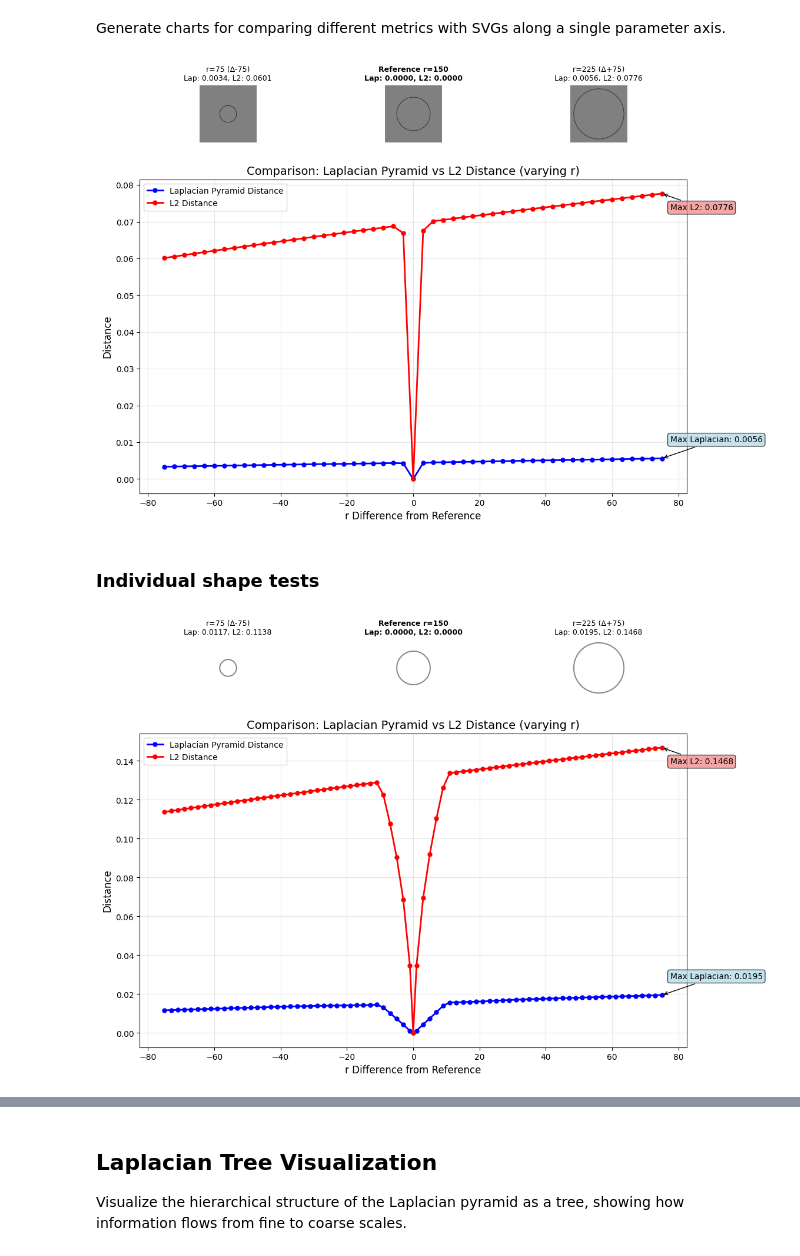
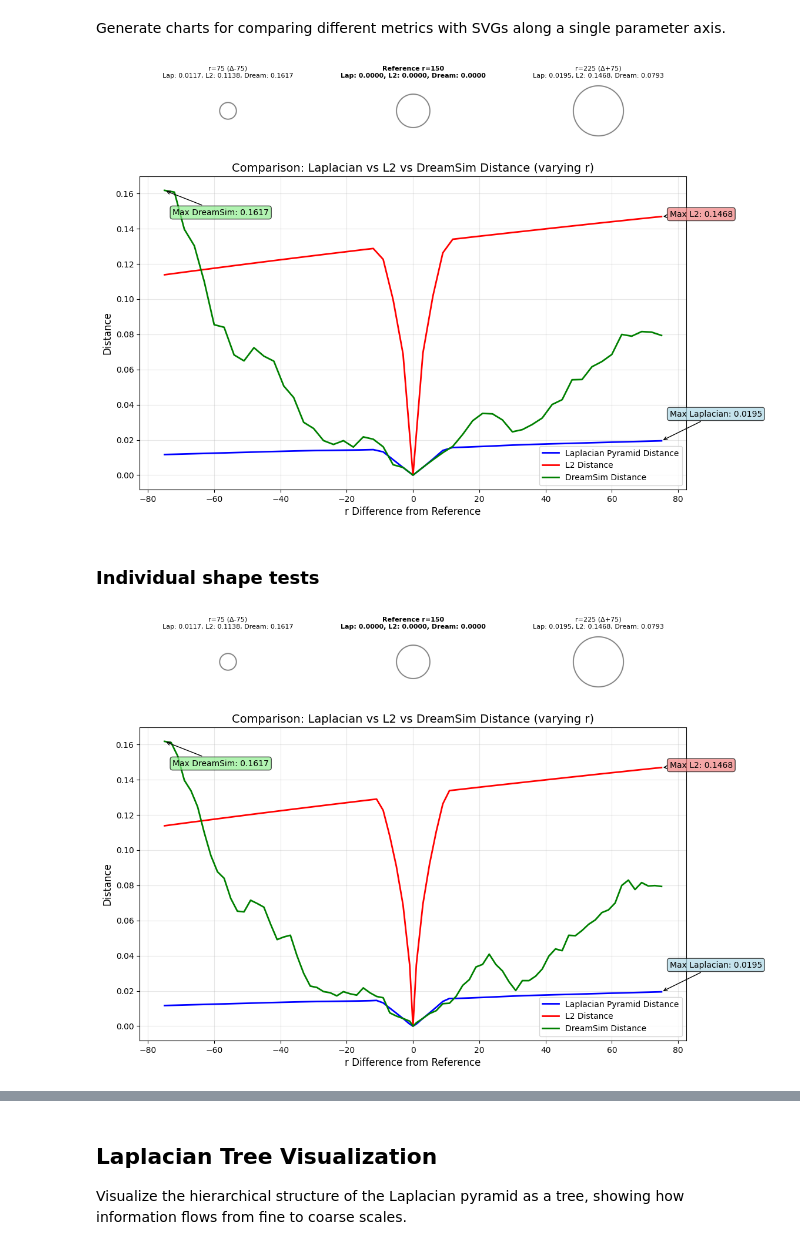
Before and after one commit to darknoon/prefix-rl, a Jupyter notebook: nb/image_distance.ipynb, the cells around one changed output, grey strips where cells are left out. Cells and saved outputs as stored; diff of their text form; code cells hidden in the pictures.

Commit message:
Analyse the image distance landscape to debug what might be going on in training

```diff
--- a/nb/image_distance.ipynb
+++ b/nb/image_distance.ipynb
@@ -46,7 +54,7 @@ Generate charts for comparing different metrics with SVGs along a single paramet
 def compare_svg_parameter_distances(shape_func, param_values, reference_value, param_name,
                                   example_values=None, figsize=(12, 9)):
     """
-    Compare Laplacian pyramid and L2 distances for different parameter values of an SVG shape.
+    Compare Laplacian pyramid, L2, and DreamSim distances for different parameter values of an SVG shape.
 
     Args:
         shape_func: Function that takes a parameter value and returns SVG string
@@ -57,7 +65,7 @@ def compare_svg_parameter_distances(shape_func, param_values, reference_value, p
         figsize: Figure size tuple
 
     Returns:
-        tuple: (param_differences, laplacian_distances, l2_distances)
+        tuple: (param_differences, laplacian_distances, l2_distances, dreamsim_distances)
     """
     from matplotlib.gridspec import GridSpec
 
@@ -72,16 +80,19 @@ def compare_svg_parameter_distances(shape_func, param_values, reference_value, p
     # Compute distances for all parameter values
     laplacian_distances = []
     l2_distances = []
+    dreamsim_distances = []
 
     for param_val in param_values:
         svg = shape_func(param_val)
-        img, _, _ = rasterize_svg(svg)
+        img = rasterize(svg)
 
         laplacian_dist = compare_images_by_laplacian(img, img_ref)
         l2_dist = compare_images_by_l2(img, img_ref)
+        dreamsim_dist = compare_images_by_dreamsim(img, img_ref)
 
         laplacian_distances.append(laplacian_dist)
         l2_distances.append(l2_dist)
+        dreamsim_distances.append(dreamsim_dist)
 
     # Choose example values for display
     if example_values is None:
@@ -91,86 +102,88 @@ def compare_svg_parameter_distances(shape_func, param_values, reference_value, p
     example_images = []
     example_laplacian_distances = []
     example_l2_distances = []
+    example_dreamsim_distances = []
     for val in example_values:
         svg = shape_func(val)
-        img, _, _ = rasterize_svg(svg)
+        img = rasterize(svg)
         example_images.append(img)
 
         lap_dist = compare_images_by_laplacian(img, img_ref)
         l2_dist = compare_images_by_l2(img, img_ref)
+        dreamsim_dist = compare_images_by_dreamsim(img, img_ref)
         example_laplacian_distances.append(lap_dist)
         example_l2_distances.append(l2_dist)
+        example_dreamsim_distances.append(dreamsim_dist)
 
     # Create visualization
     fig = plt.figure(figsize=figsize)
     gs = GridSpec(2, 3, figure=fig, height_ratios=[0.4, 2.2], hspace=0.2, wspace=0.05)
 
     # Top row: 3 example shapes
-    for i, (val, img, lap_dist, l2_dist) in enumerate(zip(example_values, example_images, example_laplacian_distances, example_l2_distances)):
+    for i, (val, img, lap_dist, l2_dist, dream_dist) in enumerate(zip(example_values, example_images, example_laplacian_distances, example_l2_distances, example_dreamsim_distances)):
         ax = fig.add_subplot(gs[0, i])
         ax.imshow(img)
         param_diff = val - reference_value
         if val == reference_value:
-            ax.set_title(f"Reference {param_name}={val}\nLap: {lap_dist:.4f}, L2: {l2_dist:.4f}", fontweight='bold', fontsize=9)
+            ax.set_title(f"Reference {param_name}={val}\nLap: {lap_dist:.4f}, L2: {l2_dist:.4f}, Dream: {dream_dist:.4f}", fontweight='bold', fontsize=8)
         else:
-            ax.set_title(f"{param_name}={val} (Δ{param_diff:+})\nLap: {lap_dist:.4f}, L2: {l2_dist:.4f}", fontsize=9)
+            ax.set_title(f"{param_name}={val} (Δ{param_diff:+})\nLap: {lap_dist:.4f}, L2: {l2_dist:.4f}, Dream: {dream_dist:.4f}", fontsize=8)
         ax.axis('off')
 
     # Bottom: Main comparison graph
     ax_main = fig.add_subplot(gs[1, :])
     param_diff = [val - reference_value for val in param_values]
 
-    # Plot both distance metrics
-    ax_main.plot(param_diff, laplacian_distances, 'bo-', linewidth=2, markersize=5, label='Laplacian Pyramid Distance')
-    ax_main.plot(param_diff, l2_distances, 'ro-', linewidth=2, markersize=5, label='L2 Distance')
+    # Plot all three distance metrics
+    ax_main.plot(param_diff, laplacian_distances, 'b-', linewidth=2, label='Laplacian Pyramid Distance')
+    ax_main.plot(param_diff, l2_distances, 'r-', linewidth=2, label='L2 Distance')
+    ax_main.plot(param_diff, dreamsim_distances, 'g-', linewidth=2, label='DreamSim Distance')
 
     ax_main.set_xlabel(f"{param_name} Difference from Reference", fontsize=12)
     ax_main.set_ylabel("Distance", fontsize=12)
-    ax_main.set_title(f"Comparison: Laplacian Pyramid vs L2 Distance (varying {param_name})", fontsize=14)
+    ax_main.set_title(f"Comparison: Laplacian vs L2 vs DreamSim Distance (varying {param_name})", fontsize=14)
     ax_main.grid(True, alpha=0.3)
     ax_main.legend()
 
     # Add annotations for key points
     max_lap_idx = np.argmax(laplacian_distances)
     max_l2_idx = np.argmax(l2_distances)
+    max_dream_idx = np.argmax(dreamsim_distances)
 
     ax_main.annotate(f'Max Laplacian: {laplacian_distances[max_lap_idx]:.4f}',
                     xy=(param_diff[max_lap_idx], laplacian_distances[max_lap_idx]),
-                    xytext=(10, 20), textcoords='offset points',
+                    xytext=(10, 30), textcoords='offset points',
                     bbox=dict(boxstyle='round,pad=0.3', facecolor='lightblue', alpha=0.7),
                     arrowprops=dict(arrowstyle='->', connectionstyle='arc3,rad=0'))
 
     ax_main.annotate(f'Max L2: {l2_distances[max_l2_idx]:.4f}',
                     xy=(param_diff[max_l2_idx], l2_distances[max_l2_idx]),
-                    xytext=(10, -20), textcoords='offset points',
+                    xytext=(10, 0), textcoords='offset points',
                     bbox=dict(boxstyle='round,pad=0.3', facecolor='lightcoral', alpha=0.7),
+                    arrowprops=dict(arrowstyle='->', connectionstyle='arc3,rad=0'))
+
+    ax_main.annotate(f'Max DreamSim: {dreamsim_distances[max_dream_idx]:.4f}',
+                    xy=(param_diff[max_dream_idx], dreamsim_distances[max_dream_idx]),
+                    xytext=(10, -30), textcoords='offset points',
+                    bbox=dict(boxstyle='round,pad=0.3', facecolor='lightgreen', alpha=0.7),
                     arrowprops=dict(arrowstyle='->', connectionstyle='arc3,rad=0'))
 
     plt.tight_layout()
     plt.show()
 
-    # return param_diff, laplacian_distances, l2_distances
+    # return param_diff, laplacian_distances, l2_distances, dreamsim_distances
 
-# Test with circle radius variation
-def circle_shape(r):
-    return make_circle(r=r, fill="gray", background="gray")
+# ------------------------------------------------------------------------------------------------
 
-
-# Generate more data points for greater detail
-radii = list(
-    range(75, 226, 3)
-)  # From 75 to 225 in steps of 3 (51 data points for high detail)
-
-# Compare distances across radius values
 compare_svg_parameter_distances(
-    shape_func=circle_shape,
-    param_values=radii,
+    shape_func=lambda r: make_circle(r=r, fill="white", stroke="grey", stroke_width=10, background="white"),
+    param_values=range(75, 226, 3),
     reference_value=150,
     param_name="r",
     example_values=[75, 150, 225],
 )
 # %% [output]
-[figure, old version]
+[figure, new version]
 # %% [markdown]
 ### Individual shape tests
 # %%
@@ -182,7 +195,7 @@ compare_svg_parameter_distances(
     example_values=[75, 150, 225],
 )
 # %% [output]
-[figure, old version]
+[figure, new version]
 # %%
 compare_svg_parameter_distances(
     shape_func=lambda w: make_circle(
```
Also changed, not shown: parts of 7 cells of this notebook, 4 other files.
